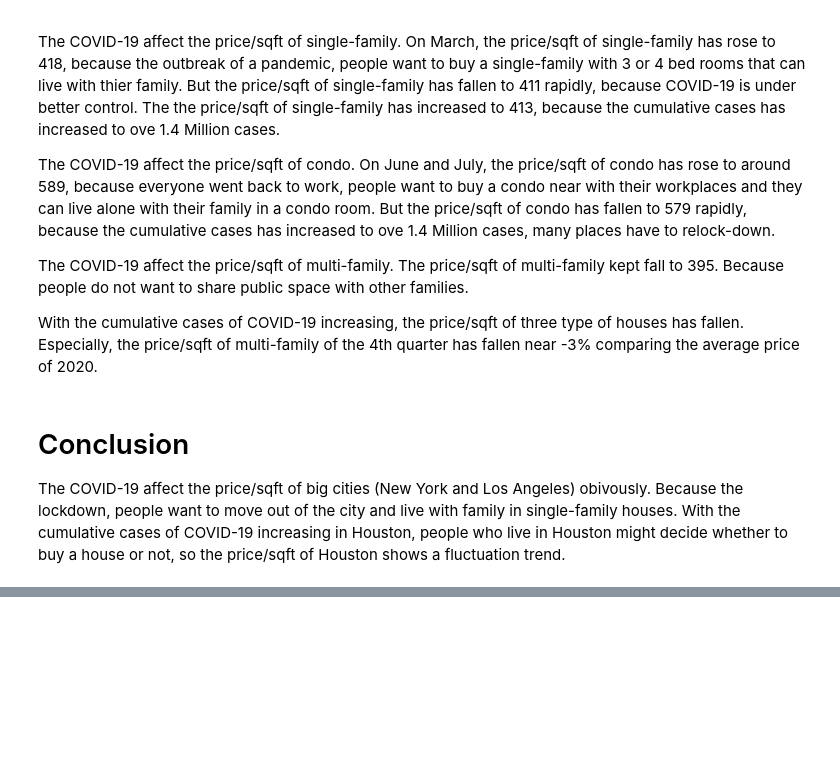
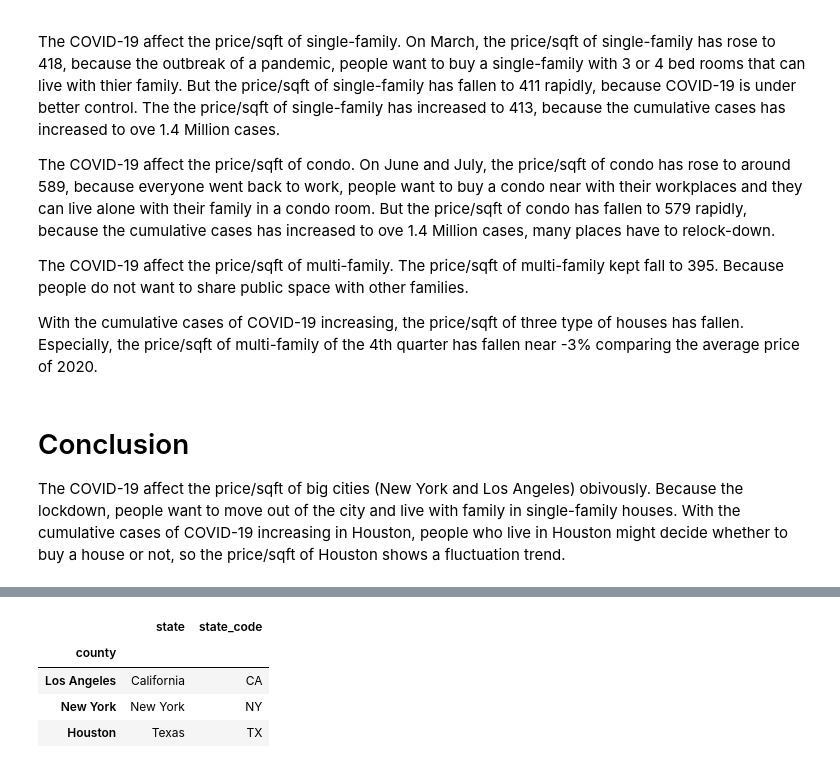
Before and after one commit to Yuehao-Wang/AIM-5001, a Jupyter notebook: Y_Wang_Final_Project.ipynb, the cells around one changed output, grey strips where cells are left out. Saved outputs shown, nothing was run; the diff lists cells and outputs as text; code cells hidden in the pictures; blank space fills up the shorter version.

```diff
--- a/Y_Wang_Final_Project.ipynb
+++ b/Y_Wang_Final_Project.ipynb
@@ -1044,0 +1058,13 @@ The COVID-19 affect the price/sqft of big cities (New York and Los Angeles) obiv
+# %%
+# choose three counties with state and state_code
+sub_covid_3cities_df = covid_3cities_df[['county','state','state_code']]
+
+sub_covid_3cities_df = sub_covid_3cities_df.drop_duplicates(['county','state','state_code'], keep='first', inplace=False)
+sub_covid_3cities_df.set_index(["county"], inplace=True)
+sub_covid_3cities_df
+# %% [output]
+|  | state | state_code |
+| county |  |  |
+| Los Angeles | California | CA |
+| New York | New York | NY |
+| Houston | Texas | TX |
```
Also changed, not shown: parts of 8 cells of this notebook.
